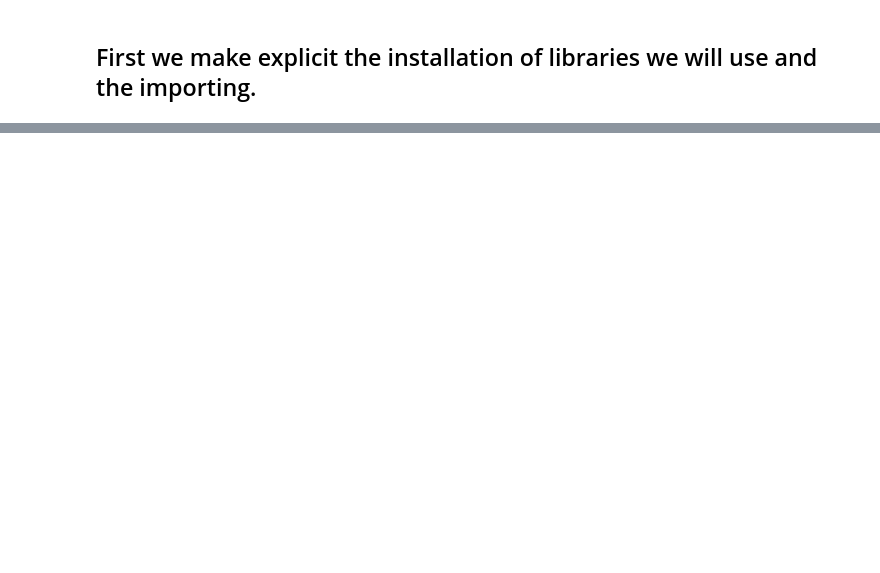
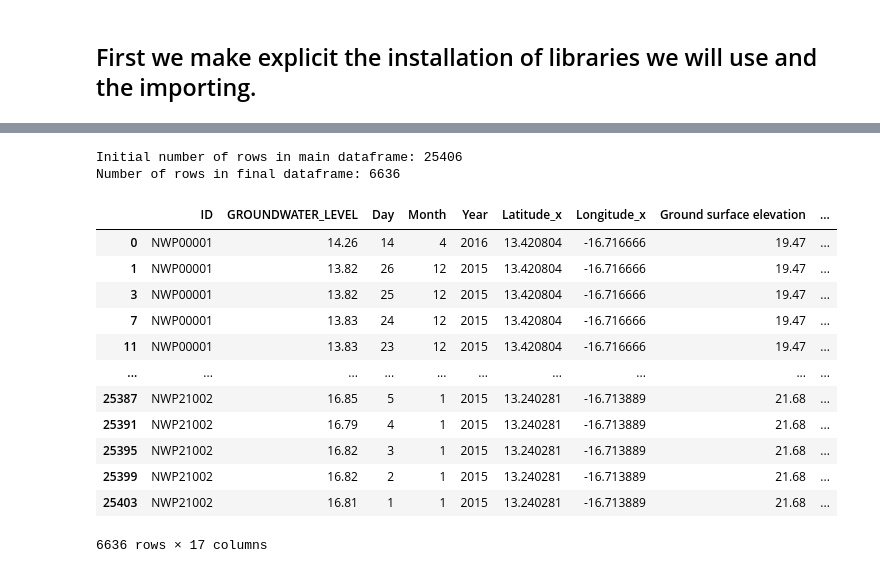
Before and after one commit to franfurey/aquaViva, a Jupyter notebook: notebooks/preprocessing/appears_ndvi_fran.ipynb, the cells around one changed output, grey strips where cells are left out. Drawn from its saved outputs; the diff is of its cells as text; code cells hidden in the pictures; blank space fills up the shorter version.

```diff
--- a/notebooks/preprocessing/appears_ndvi_fran.ipynb
+++ b/notebooks/preprocessing/appears_ndvi_fran.ipynb
@@ -285,0 +46,23 @@ filtered_df
+# %%
+main_df_path = '../../data/processed_data/merged_data_gambia.csv'
+additional_data_dir = '../../data/processed_data/appears/ndvi/'
+merged_df = merge_additional_data(main_df_path, additional_data_dir)
+# %% [output]
+Initial number of rows in main dataframe: 25406
+Number of rows in final dataframe: 6636
+# %%
+merged_df
+# %% [output]
+|  | ID | GROUNDWATER_LEVEL | Day | Month | Year | Latitude_x | Longitude_x | Ground surface elevation | ... |
+| 0 | NWP00001 | 14.26 | 14 | 4 | 2016 | 13.420804 | -16.716666 | 19.47 | ... |
+| 1 | NWP00001 | 13.82 | 26 | 12 | 2015 | 13.420804 | -16.716666 | 19.47 | ... |
+| 3 | NWP00001 | 13.82 | 25 | 12 | 2015 | 13.420804 | -16.716666 | 19.47 | ... |
+| 7 | NWP00001 | 13.83 | 24 | 12 | 2015 | 13.420804 | -16.716666 | 19.47 | ... |
+| 11 | NWP00001 | 13.83 | 23 | 12 | 2015 | 13.420804 | -16.716666 | 19.47 | ... |
+| ... | ... | ... | ... | ... | ... | ... | ... | ... | ... |
+| 25387 | NWP21002 | 16.85 | 5 | 1 | 2015 | 13.240281 | -16.713889 | 21.68 | ... |
+| 25391 | NWP21002 | 16.79 | 4 | 1 | 2015 | 13.240281 | -16.713889 | 21.68 | ... |
+| 25395 | NWP21002 | 16.82 | 3 | 1 | 2015 | 13.240281 | -16.713889 | 21.68 | ... |
+| 25399 | NWP21002 | 16.82 | 2 | 1 | 2015 | 13.240281 | -16.713889 | 21.68 | ... |
+| 25403 | NWP21002 | 16.81 | 1 | 1 | 2015 | 13.240281 | -16.713889 | 21.68 | ... |
+6636 rows × 17 columns
```
Also changed, not shown: parts of 25 cells of this notebook, 3 other files.
